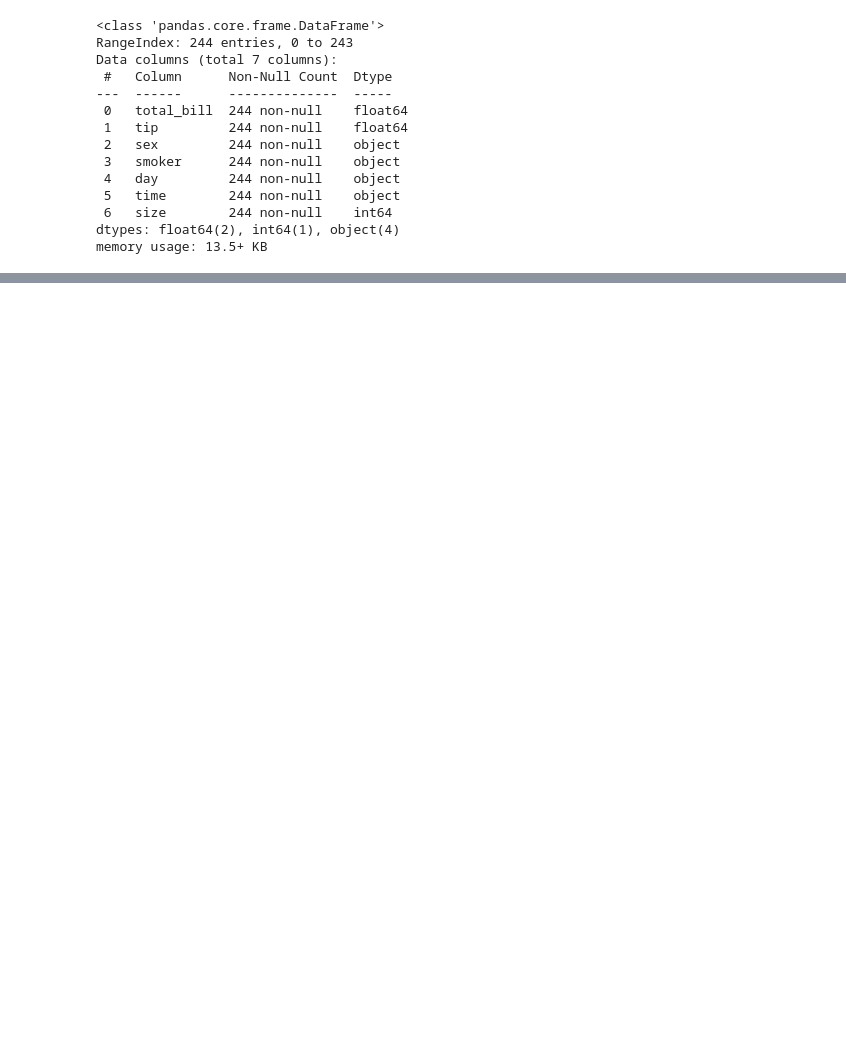
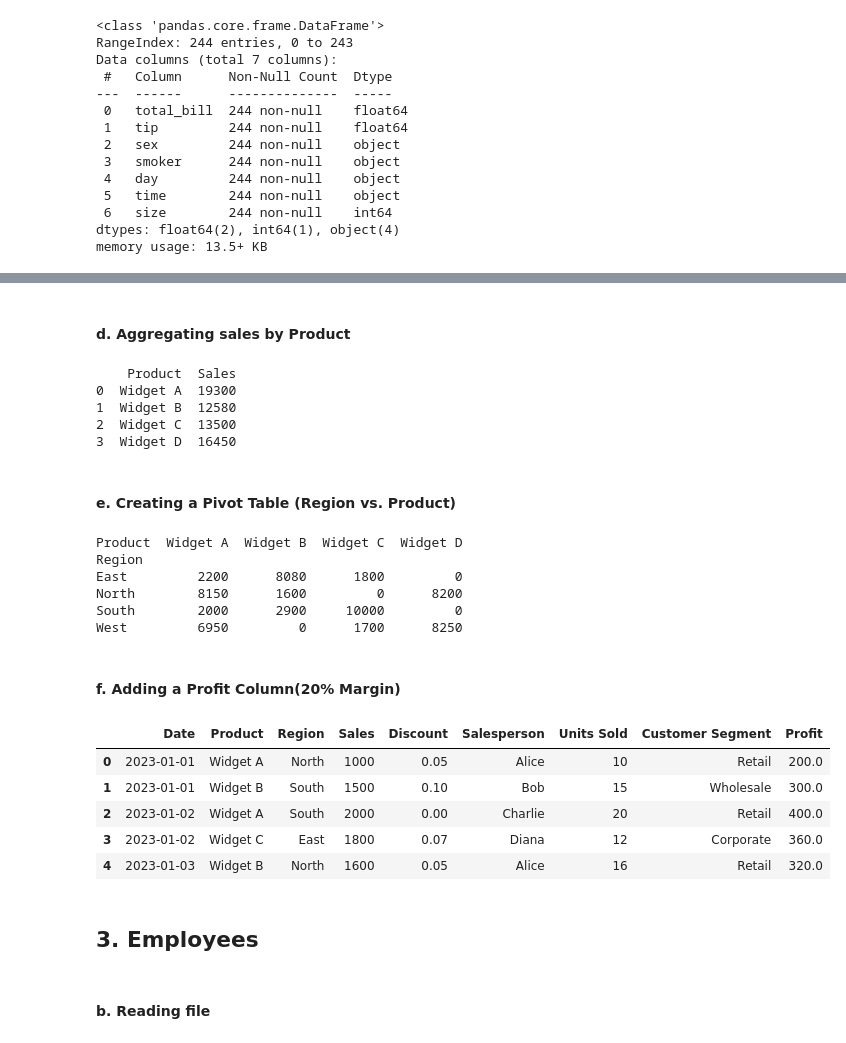
Before and after one commit to chuks363/data_science, a Jupyter notebook: notebooks/pandas.ipynb, the cells around one changed output, grey strips where cells are left out. Cells and saved outputs as stored; diff of their text form; code cells hidden in the pictures; blank space fills up the shorter version.

```diff
--- a/notebooks/pandas.ipynb
+++ b/notebooks/pandas.ipynb
@@ -619,0 +672,3 @@ df.head()
+# %%
+df = pd.read_csv('expanded_sales.csv')
+print(df)
@@ -619,0 +704,39 @@ df.head()
+# %% [markdown]
+#### d. Aggregating sales by Product
+# %%
+sales_by_product = df.groupby("Product")["Sales"].sum().reset_index()
+print(sales_by_product)
+# %% [output]
+    Product  Sales
+0  Widget A  19300
+1  Widget B  12580
+2  Widget C  13500
+3  Widget D  16450
+# %% [markdown]
+#### e. Creating a Pivot Table (Region vs. Product)
+# %%
+pivot_table = pd.pivot_table(df, values='Sales', index='Region', columns='Product', aggfunc='sum', fill_value=0)
+print(pivot_table)
+# %% [output]
+Product  Widget A  Widget B  Widget C  Widget D
+Region
+East         2200      8080      1800         0
+North        8150      1600         0      8200
+South        2000      2900     10000         0
+West         6950         0      1700      8250
+# %% [markdown]
+#### f. Adding a Profit Column(20% Margin)
+# %%
+df["Profit"] = df["Sales"] * 0.20
+df.head()
+# %% [output]
+|  | Date | Product | Region | Sales | Discount | Salesperson | Units Sold | Customer Segment | Profit |
+| 0 | 2023-01-01 | Widget A | North | 1000 | 0.05 | Alice | 10 | Retail | 200.0 |
+| 1 | 2023-01-01 | Widget B | South | 1500 | 0.10 | Bob | 15 | Wholesale | 300.0 |
+| 2 | 2023-01-02 | Widget A | South | 2000 | 0.00 | Charlie | 20 | Retail | 400.0 |
+| 3 | 2023-01-02 | Widget C | East | 1800 | 0.07 | Diana | 12 | Corporate | 360.0 |
+| 4 | 2023-01-03 | Widget B | North | 1600 | 0.05 | Alice | 16 | Retail | 320.0 |
+# %% [markdown]
+## 3. Employees
+# %% [markdown]
+#### b. Reading file
```
Also changed, not shown: parts of 19 cells of this notebook, 2 other files.
